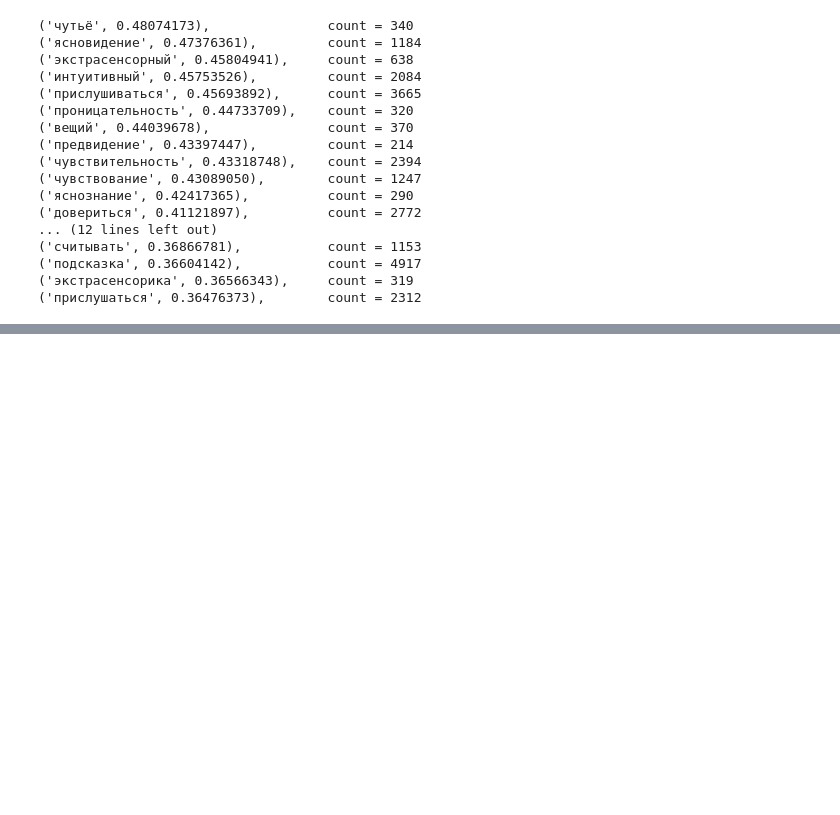
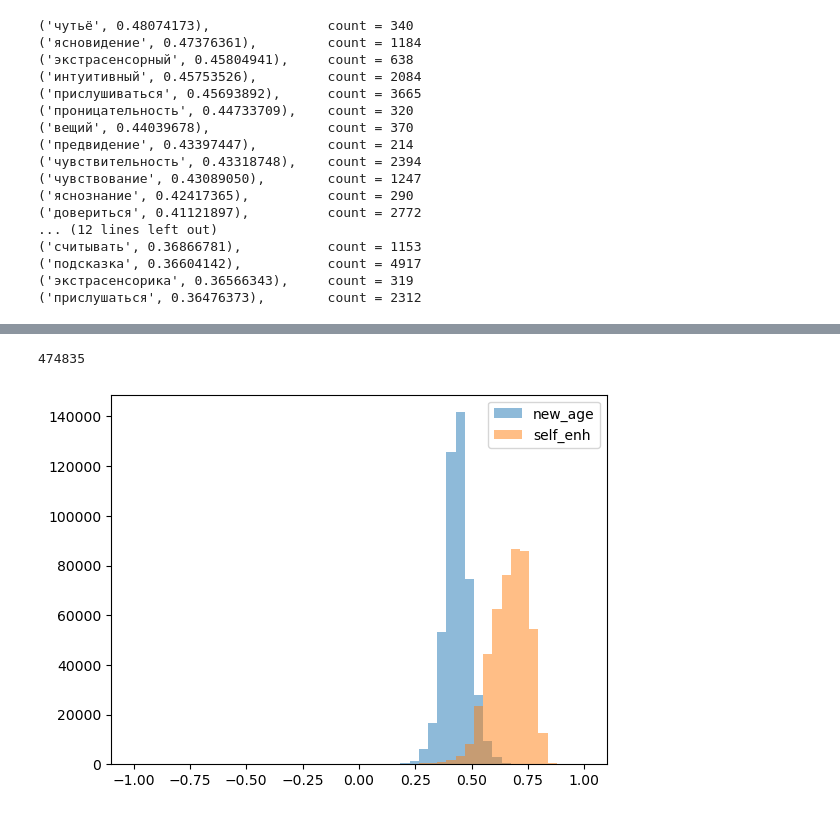
Before and after one commit to Revelia/NLP_analysis_of_russian_social_media, a Jupyter notebook: statistics calculate.ipynb, the cells around one changed output, grey strips where cells are left out. Drawn from its saved outputs; the diff is of its cells as text; code cells hidden in the pictures; blank space fills up the shorter version.

```diff
--- a/statistics calculate.ipynb
+++ b/statistics calculate.ipynb
@@ -33,3 +34,17 @@ most_sim(['интуиция'], 28)
 ('подсказка', 0.36604142),           count = 4917
 ('экстрасенсорика', 0.36566343),     count = 319
 ('прислушаться', 0.36476373),        count = 2312
+# %%
+with open('data//new_age and self_enh keywords.txt' , encoding = 'ANSI') as f:
+    lines = f.readlines()
+str1 = lines[0]
+str2 = lines[2]
+
+new_age_raw = str1.split(', ')
+self_enh_raw = str2.split(', ')
+morph = pymorphy2.MorphAnalyzer()
+new_age = []
+self_enh = self_enh_raw
+for word in new_age_raw:
+    new_age.append(morph.parse(word.replace("\n", ""))[0].normal_form)
+keys = new_age + self_enh
@@ -35,0 +110,30 @@ most_sim(['интуиция'], 28)
+# %%
+with open('data\\norm_text_colloc.txt') as f:
+    lines = f.read().splitlines()
+len(lines)
+# %% [output]
+474835
+# %%
+from tqdm import tqdm
+new_age_scores = []
+self_enh_scores = []
+pairs =
+for line in tqdm(lines):
+    text = line.split(' ')
+    text_vector = average_vector(model, text)
+    new_age_score = np.dot(text_vector, new_age_vector) /( np.linalg.norm(text_vector)*np.linalg.norm(new_age_vector))
+    self_enh_score = np.dot(text_vector, self_enh_vector) /( np.linalg.norm(text_vector)*np.linalg.norm(self_enh_vector))
+    new_age_scores.append(new_age_score)
+    self_enh_scores.append(self_enh_score)
+# %%
+import numpy
+from matplotlib import pyplot
+
+bins = numpy.linspace(-1, 1)
+
+pyplot.hist(new_age_scores, bins, alpha=0.5, label='new_age')
+pyplot.hist(self_enh_scores, bins, alpha=0.5, label='self_enh')
+pyplot.legend(loc='upper right')
+pyplot.show()
+# %% [output]
+[figure, added]
```
Also changed, not shown: parts of 6 cells of this notebook.
